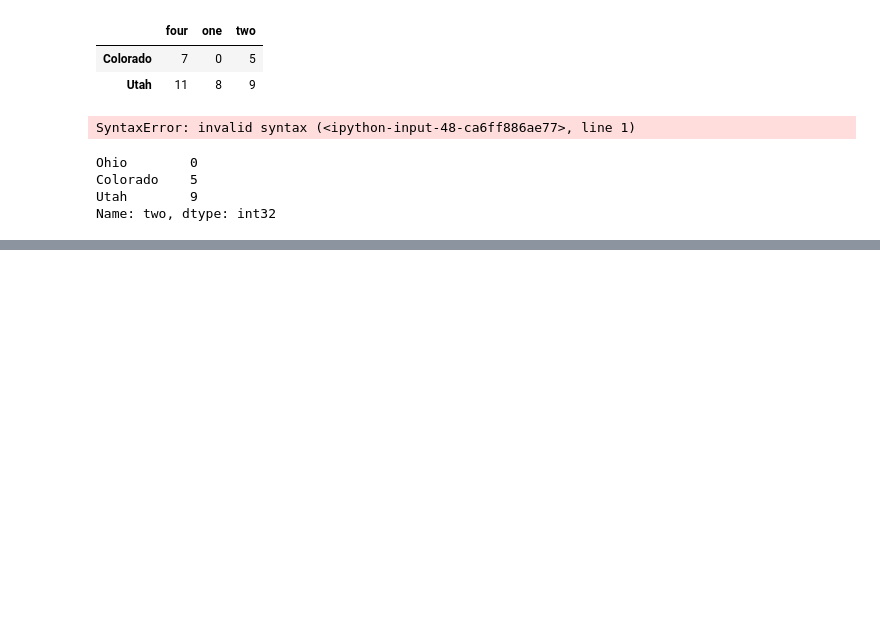
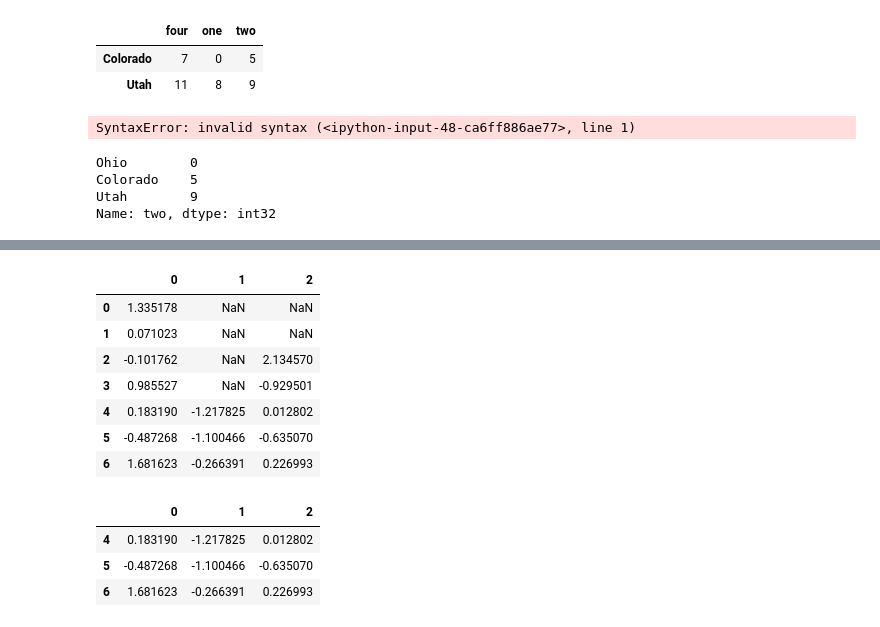
Before and after one commit to eruerua/python_Data, a Jupyter notebook: data.ipynb, the cells around one changed output, grey strips where cells are left out. Cells and saved outputs as stored; diff of their text form; code cells hidden in the pictures; blank space fills up the shorter version.

```diff
--- a/data.ipynb
+++ b/data.ipynb
@@ -1104,0 +1701,23 @@ Name: two, dtype: int32
+# %%
+df = DataFrame(np.random.randn(7, 3))
+# %%
+df.iloc[:4,1]=NA
+df.iloc[:2,2]=NA
+# %%
+df
+# %% [output]
+|  | 0 | 1 | 2 |
+| 0 | 1.335178 | NaN | NaN |
+| 1 | 0.071023 | NaN | NaN |
+| 2 | -0.101762 | NaN | 2.134570 |
+| 3 | 0.985527 | NaN | -0.929501 |
+| 4 | 0.183190 | -1.217825 | 0.012802 |
+| 5 | -0.487268 | -1.100466 | -0.635070 |
+| 6 | 1.681623 | -0.266391 | 0.226993 |
+# %%
+df.dropna(thresh=3)
+# %% [output]
+|  | 0 | 1 | 2 |
+| 4 | 0.183190 | -1.217825 | 0.012802 |
+| 5 | -0.487268 | -1.100466 | -0.635070 |
+| 6 | 1.681623 | -0.266391 | 0.226993 |
```
Also changed, not shown: parts of 115 cells of this notebook.
